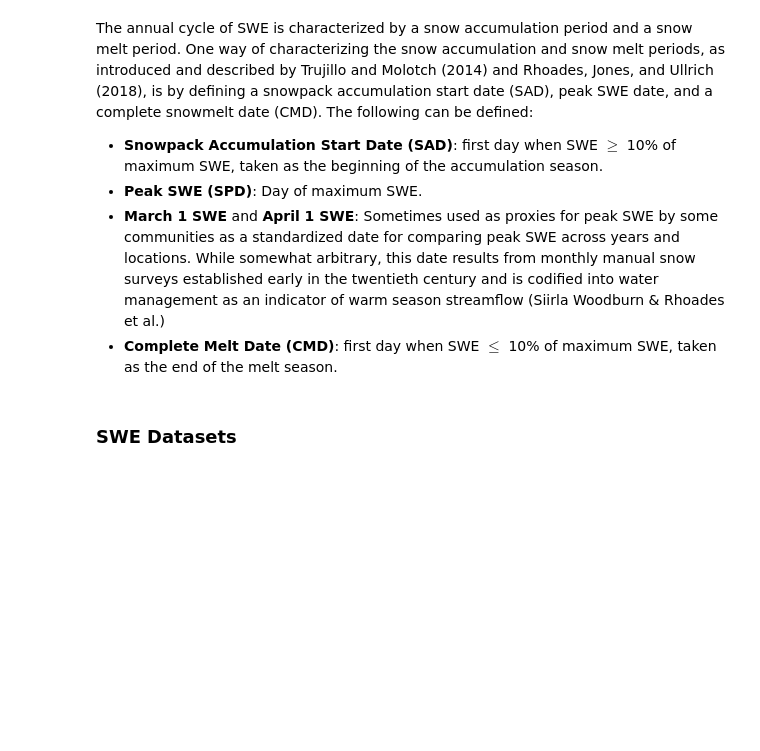
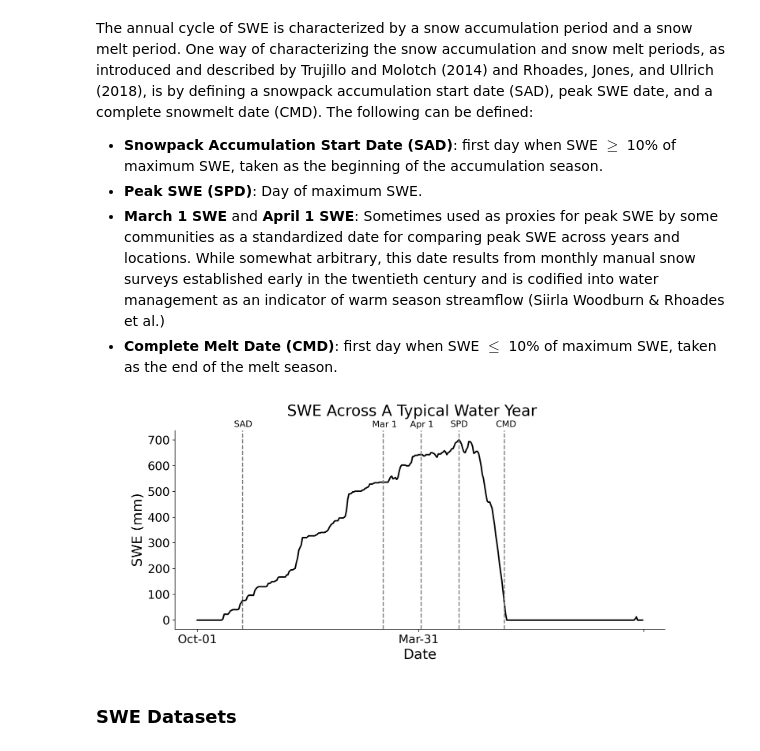
Before and after one commit to michelleyu1/uaswe-error-decomposition, a Jupyter notebook: _build/jupyter_execute/main.ipynb, the cells around one changed output. Drawn from its saved outputs; the diff is of its cells as text; code cells hidden in the pictures; blank space fills up the shorter version.

Commit message:
add swe annual cycle fig

```diff
--- a/_build/jupyter_execute/main.ipynb
+++ b/_build/jupyter_execute/main.ipynb
@@ -22,6 +22,9 @@ The annual cycle of SWE is characterized by a snow accumulation period and a sno
 * **Complete Melt Date (CMD)**: first day when SWE $\leq$ 10% of maximum SWE, taken as the end of the melt season.
 # %%
 # Figure of SWE annual cycle
+Image(filename = "figures/annual_cycle.png", width=1000, height=1000)
+# %% [output]
+[figure, added]
 # %% [markdown]
 ### SWE Datasets
 # %% [markdown]
```
Also changed, not shown: 9 other files.
